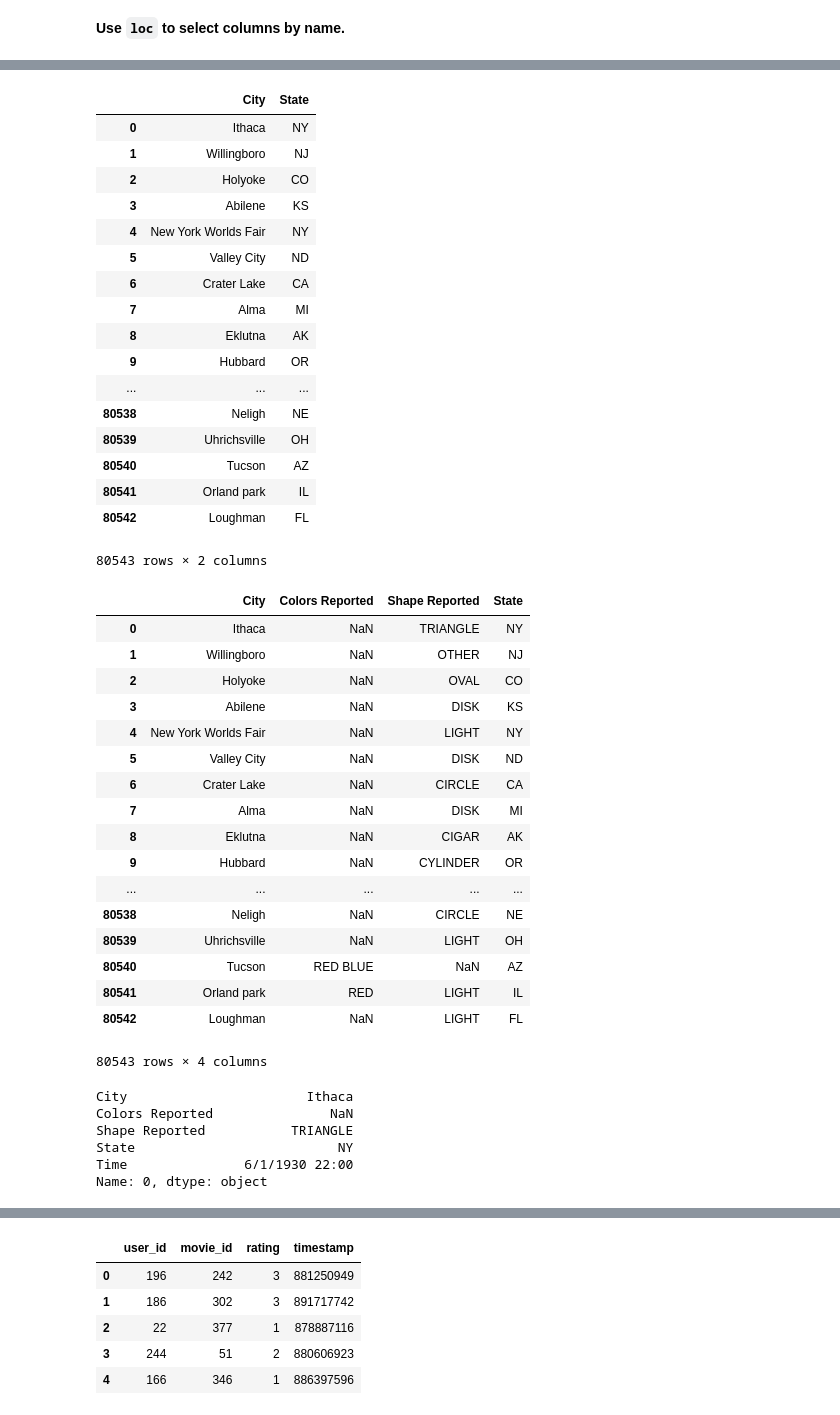
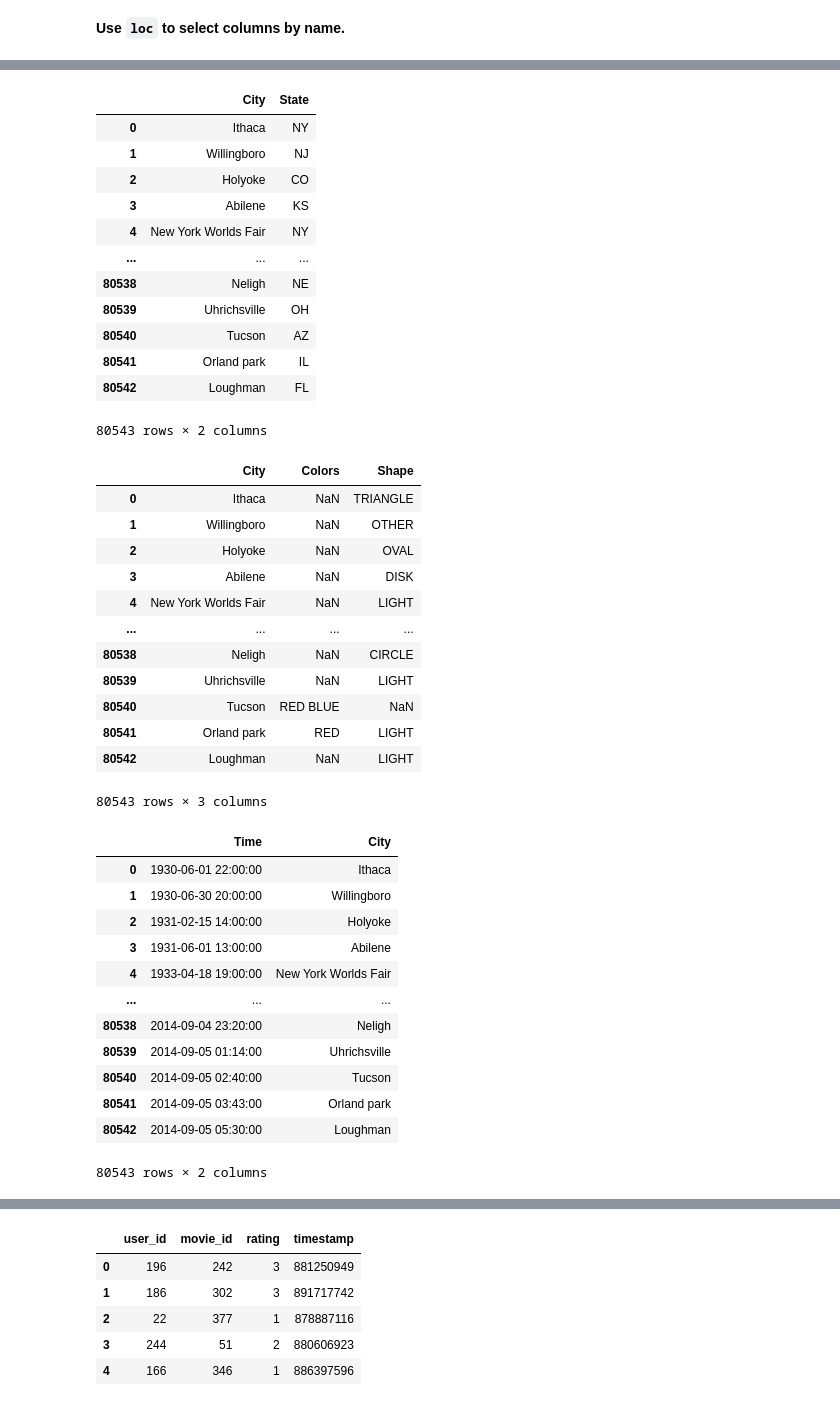
Before and after one commit to MoriZi/Introduction-to-Machine-Learning, a Jupyter notebook: Day 1/Data Manipulation.ipynb, the cells around one changed output, grey strips where cells are left out. Cells and saved outputs as stored; diff of their text form; code cells hidden in the pictures.

```diff
--- a/Day 1/Data Manipulation.ipynb
+++ b/Day 1/Data Manipulation.ipynb
@@ -1017,2 +1164,3 @@ ufo.shape
 # %%
 # Rename any columns with spaces so that they don't contain spaces.
+ufo.rename(columns={'Colors Reported':'Colors', 'Shape Reported':'Shape'}, inplace=True)
@@ -1174,11 +1369,6 @@ ufo.loc[:, ['City', 'State']]
 | 2 | Holyoke | CO |
 | 3 | Abilene | KS |
 | 4 | New York Worlds Fair | NY |
-| 5 | Valley City | ND |
-| 6 | Crater Lake | CA |
-| 7 | Alma | MI |
-| 8 | Eklutna | AK |
-| 9 | Hubbard | OR |
 | ... | ... | ... |
 | 80538 | Neligh | NE |
 | 80539 | Uhrichsville | OH |
@@ -1188,37 +1378,39 @@ ufo.loc[:, ['City', 'State']]
 80543 rows × 2 columns
 # %%
 # Select a range of columns — unlike Python ranges, Pandas index ranges INCLUDE the final column in the range.
-ufo.loc[:, 'City':'State']
+ufo.loc[:, 'City':'Shape']
 # %% [output]
-|  | City | Colors Reported | Shape Reported | State |
-| 0 | Ithaca | NaN | TRIANGLE | NY |
-| 1 | Willingboro | NaN | OTHER | NJ |
-| 2 | Holyoke | NaN | OVAL | CO |
-| 3 | Abilene | NaN | DISK | KS |
-| 4 | New York Worlds Fair | NaN | LIGHT | NY |
-| 5 | Valley City | NaN | DISK | ND |
-| 6 | Crater Lake | NaN | CIRCLE | CA |
-| 7 | Alma | NaN | DISK | MI |
-| 8 | Eklutna | NaN | CIGAR | AK |
-| 9 | Hubbard | NaN | CYLINDER | OR |
-| ... | ... | ... | ... | ... |
-| 80538 | Neligh | NaN | CIRCLE | NE |
-| 80539 | Uhrichsville | NaN | LIGHT | OH |
-| 80540 | Tucson | RED BLUE | NaN | AZ |
-| 80541 | Orland park | RED | LIGHT | IL |
-| 80542 | Loughman | NaN | LIGHT | FL |
+|  | City | Colors | Shape |
+| 0 | Ithaca | NaN | TRIANGLE |
+| 1 | Willingboro | NaN | OTHER |
+| 2 | Holyoke | NaN | OVAL |
+| 3 | Abilene | NaN | DISK |
+| 4 | New York Worlds Fair | NaN | LIGHT |
+| ... | ... | ... | ... |
+| 80538 | Neligh | NaN | CIRCLE |
+| 80539 | Uhrichsville | NaN | LIGHT |
+| 80540 | Tucson | RED BLUE | NaN |
+| 80541 | Orland park | RED | LIGHT |
+| 80542 | Loughman | NaN | LIGHT |
-80543 rows × 4 columns
+80543 rows × 3 columns
 # %%
 # "loc" can also filter rows by "name" (the index).
 # Row 0, all columns
-ufo.loc[0, :]
+ufo.loc[:, :'City']
 # %% [output]
+|  | Time | City |
+| 0 | 1930-06-01 22:00:00 | Ithaca |
+| 1 | 1930-06-30 20:00:00 | Willingboro |
+| 2 | 1931-02-15 14:00:00 | Holyoke |
+| 3 | 1931-06-01 13:00:00 | Abilene |
+| 4 | 1933-04-18 19:00:00 | New York Worlds Fair |
+| ... | ... | ... |
+| 80538 | 2014-09-04 23:20:00 | Neligh |
+| 80539 | 2014-09-05 01:14:00 | Uhrichsville |
+| 80540 | 2014-09-05 02:40:00 | Tucson |
+| 80541 | 2014-09-05 03:43:00 | Orland park |
+| 80542 | 2014-09-05 05:30:00 | Loughman |
-City                       Ithaca
-Colors Reported               NaN
-Shape Reported           TRIANGLE
-State                          NY
-Time               6/1/1930 22:00
-Name: 0, dtype: object
+80543 rows × 2 columns
 # %%
 # Rows 0/1/2, all columns
 ufo.loc[0:2, :]
```
Also changed, not shown: parts of 56 cells of this notebook, 6 other files.
